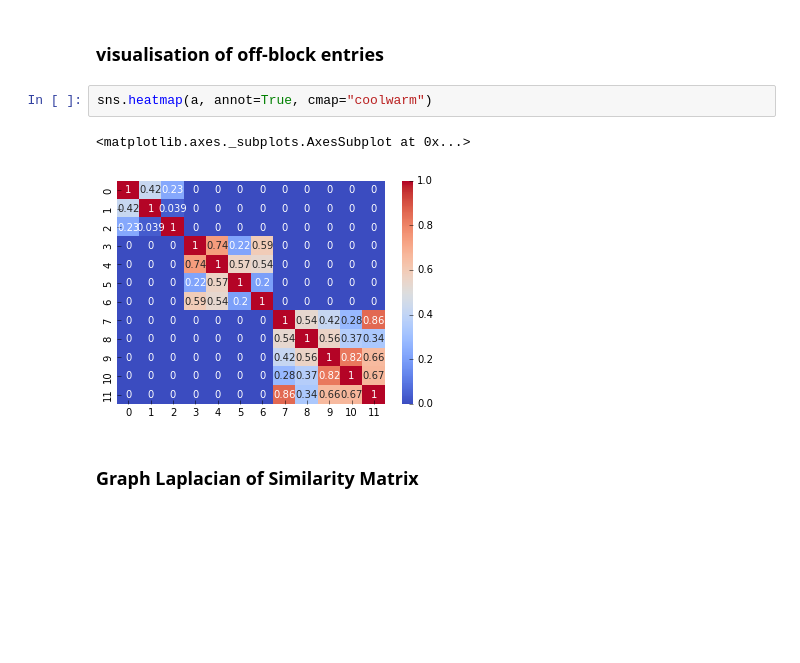
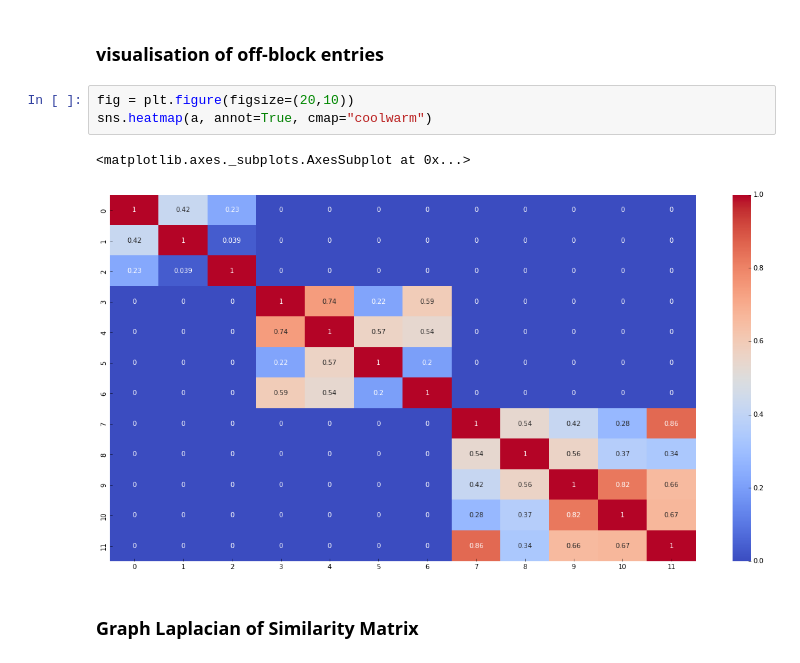
Before and after one commit to metterlein/spectral_clustering, a Jupyter notebook: notebooks/Toy Example.ipynb, the cells around one changed output. Drawn from its saved outputs; the diff is of its cells as text; blank space fills up the shorter version.

```diff
--- a/notebooks/Toy Example.ipynb
+++ b/notebooks/Toy Example.ipynb
@@ -76,10 +76,11 @@ a = 0.5 * (a + a.T)
 # %% [markdown]
 ### visualisation of off-block entries
 # %%
+fig = plt.figure(figsize=(20,10))
 sns.heatmap(a, annot=True, cmap="coolwarm")
 # %% [output]
 <matplotlib.axes._subplots.AxesSubplot at 0x...>
-[figure, old version]
+[figure, new version]
 # %% [markdown]
 ### Graph Laplacian of Similarity Matrix
 # %% [markdown]
```
Also changed, not shown: parts of 1 cell of this notebook, 1 other file.
